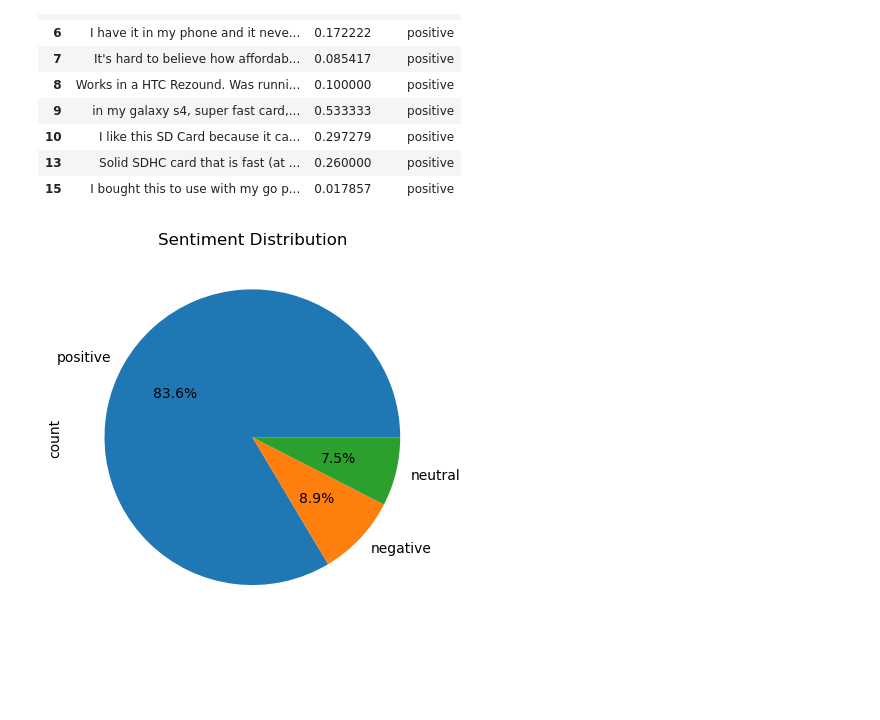
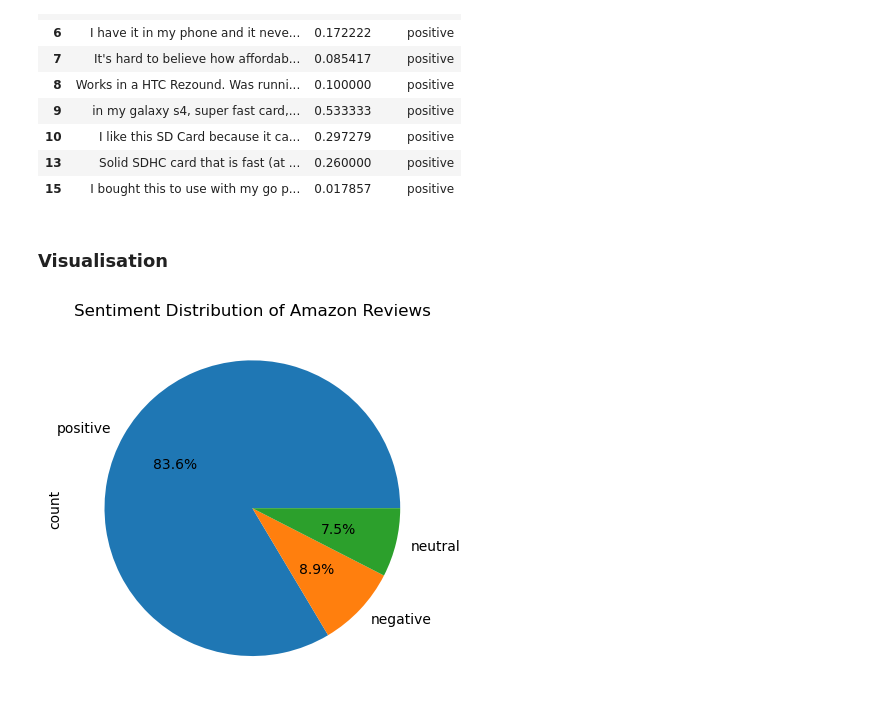
Before and after one commit to andreburg/MLG382-Project2, a Jupyter notebook: notebooks/Cleaning_Data.ipynb, the cells around one changed output. Saved outputs shown, nothing was run; the diff lists cells and outputs as text; code cells hidden in the pictures; blank space fills up the shorter version.

```diff
--- a/notebooks/Cleaning_Data.ipynb
+++ b/notebooks/Cleaning_Data.ipynb
@@ -385,10 +389,12 @@ data[data['sentiment'] == 'positive'].head(10)
 | 10 | I like this SD Card because it ca... | 0.297279 | positive |
 | 13 | Solid SDHC card that is fast (at ... | 0.260000 | positive |
 | 15 | I bought this to use with my go p... | 0.017857 | positive |
+# %% [markdown]
+### Visualisation
 # %%
 sentiment = data['sentiment'].value_counts()
 sentiment.plot(kind='pie', autopct='%1.1f%%')
-plt.title('Sentiment Distribution')
+plt.title('Sentiment Distribution of Amazon Reviews')
 plt.show()
 # %% [output]
-[figure, old version]
+[figure, new version]
```
Also changed, not shown: parts of 2 cells of this notebook.
